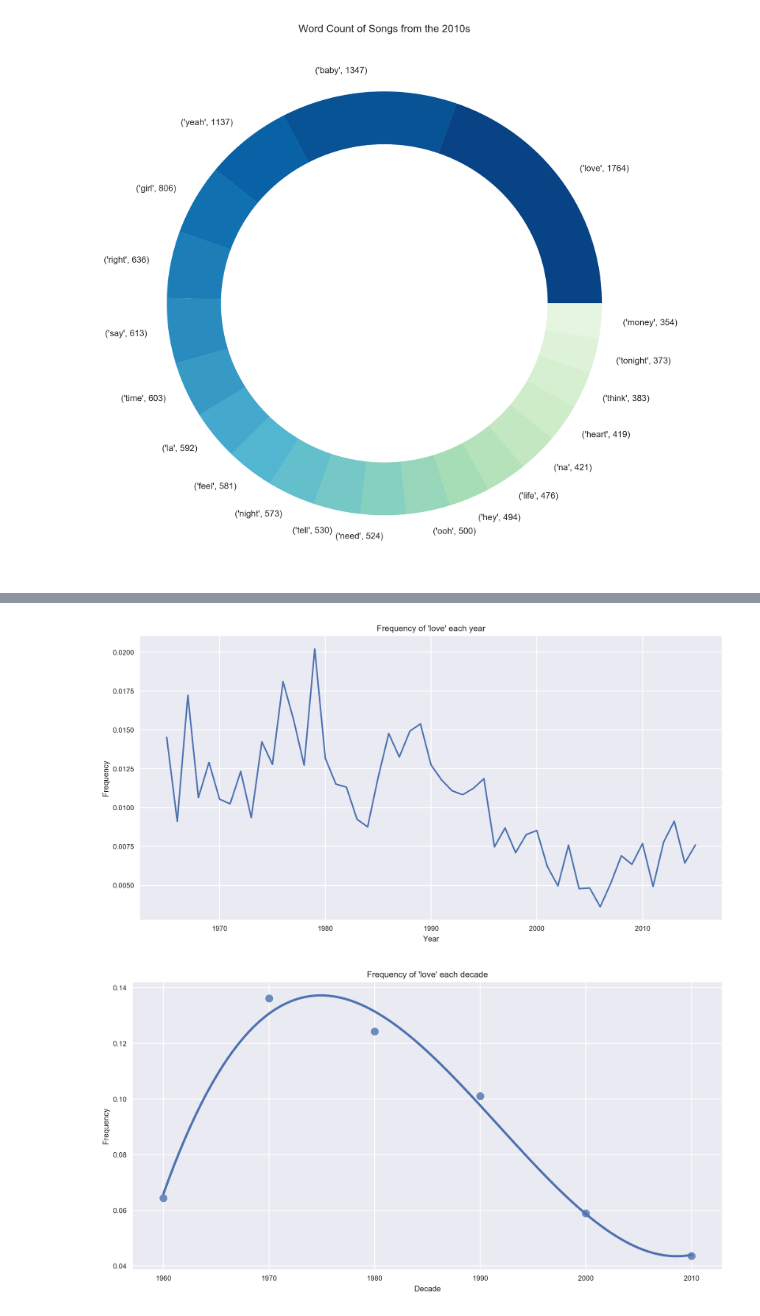
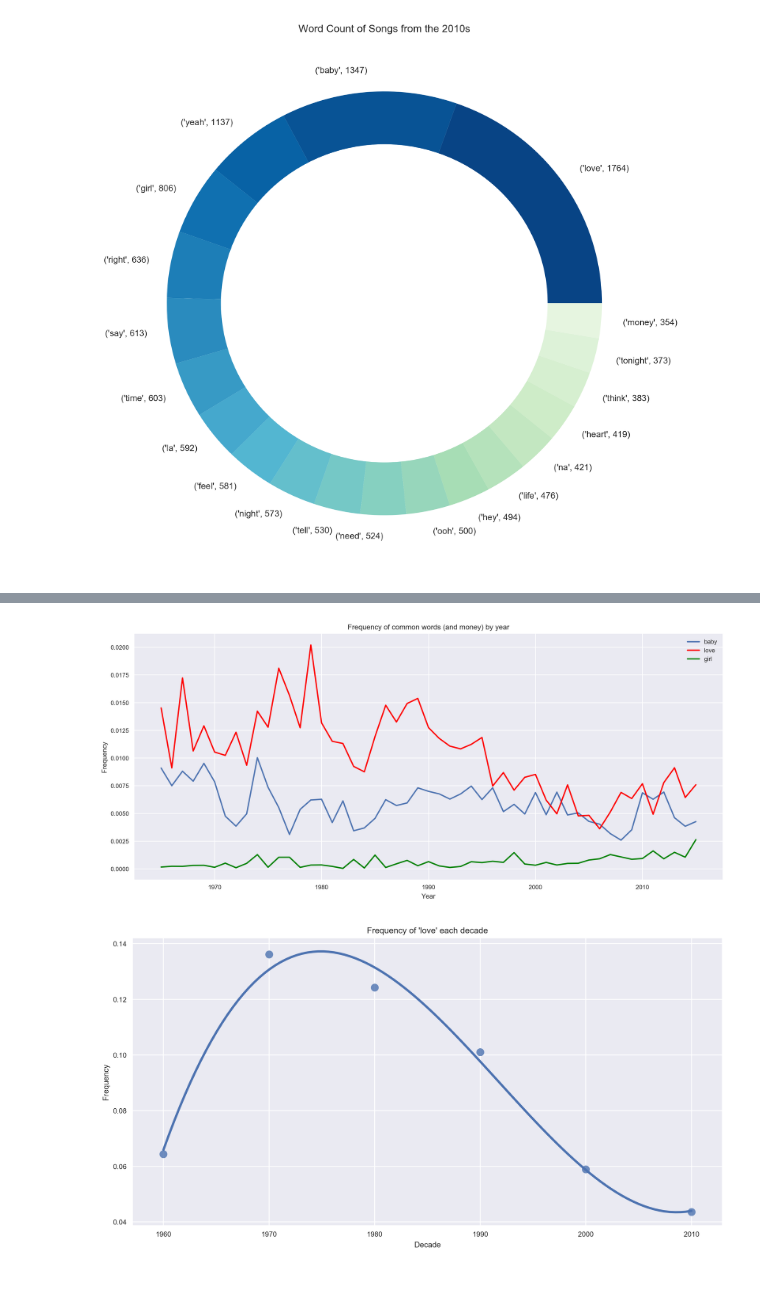
Before and after one commit to jasonsjiang/Notebooks, a Jupyter notebook: billboard-exploration.ipynb, the cells around one changed output, grey strips where cells are left out. Saved outputs shown, nothing was run; the diff lists cells and outputs as text; code cells hidden in the pictures; blank space fills up the shorter version.

```diff
--- a/billboard-exploration.ipynb
+++ b/billboard-exploration.ipynb
@@ -386,37 +391,40 @@ removed_null_lyrics['Tokenized Lyrics'] = tokens
 # %%
-for_indexing =[]
-for i in  removed_null_lyrics['Tokenized Lyrics'].values:
-    if len(i) > 0:
-        for_indexing.append(True)
-    else:
-        for_indexing.append(False)
-only_w_lyrics = removed_null_lyrics[for_indexing]
+def find_freq(word):
+    year_freq_ = {}
+    for i in np.arange(1965, 2016):
+        counts = 0
+        length_song = 0
+        lyrics_year = only_w_lyrics[only_w_lyrics['Year'] == i]['Tokenized Lyrics'].values
+        for song in lyrics_year:
+            counts += np.count_nonzero(np.asarray(song) == word)
+            length_song += len(song)
+        year_freq[i] = counts / length_song
+    return year_freq
 
-year_freq = {}
-for i in np.arange(1965, 2016):
-    counts = 0
-    length_song = 0
-    lyrics_year = only_w_lyrics[only_w_lyrics['Year'] == i]['Tokenized Lyrics'].values
-    for song in lyrics_year:
-        counts += np.count_nonzero(np.asarray(song) == 'love')
-        length_song += len(song)
-    year_freq[i] = counts / length_song
-
-year = []
-freq = []
-for yr, f in year_freq.items():
-    year.append(yr)
-    freq.append(f)
-love_freq = pd.DataFrame(data={'Year': year, 'Frequency': freq})[['Year', 'Frequency']]
-
-plt.figure(dpi=300, figsize=(12, 6));
-plt.plot(love_freq['Year'].values, love_freq['Frequency'].values)
-plt.xlabel('Year')
-plt.ylabel('Frequency')
-plt.title("Frequency of 'love' each year")
-plt.show();
+def freq_to_df(dict_of_freq):
+    year = []
+    freq = []
+    for yr, f in dict_of_freq.items():
+        year.append(yr)
+        freq.append(f)
+    return pd.DataFrame(data={'Year': year, 'Frequency': freq})[['Year', 'Frequency']]
-# %% [output]
-[figure, removed]
+# %%
+baby_freq = freq_to_df(find_freq('baby'))
+love_freq = freq_to_df(find_freq('love'))
+money_freq = freq_to_df(find_freq('money'))
+plt.figure(dpi=300, figsize=(14, 6));
+
+plt.plot(baby_freq['Year'].values, baby_freq['Frequency'].values)
+plt.plot(love_freq['Year'].values, love_freq['Frequency'].values, color='r')
+plt.plot(money_freq['Year'].values, money_freq['Frequency'].values, color='g')
+
+plt.xlabel('Year')
+plt.ylabel('Frequency')
+plt.title("Frequency of common words (and money) by year")
+plt.legend(['baby', 'love', 'girl'])
+plt.show();
+# %% [output]
+[figure, added]
 # %%
 initial = 6
 decade_freq = {6:0}
```
Also changed, not shown: parts of 40 cells of this notebook.
